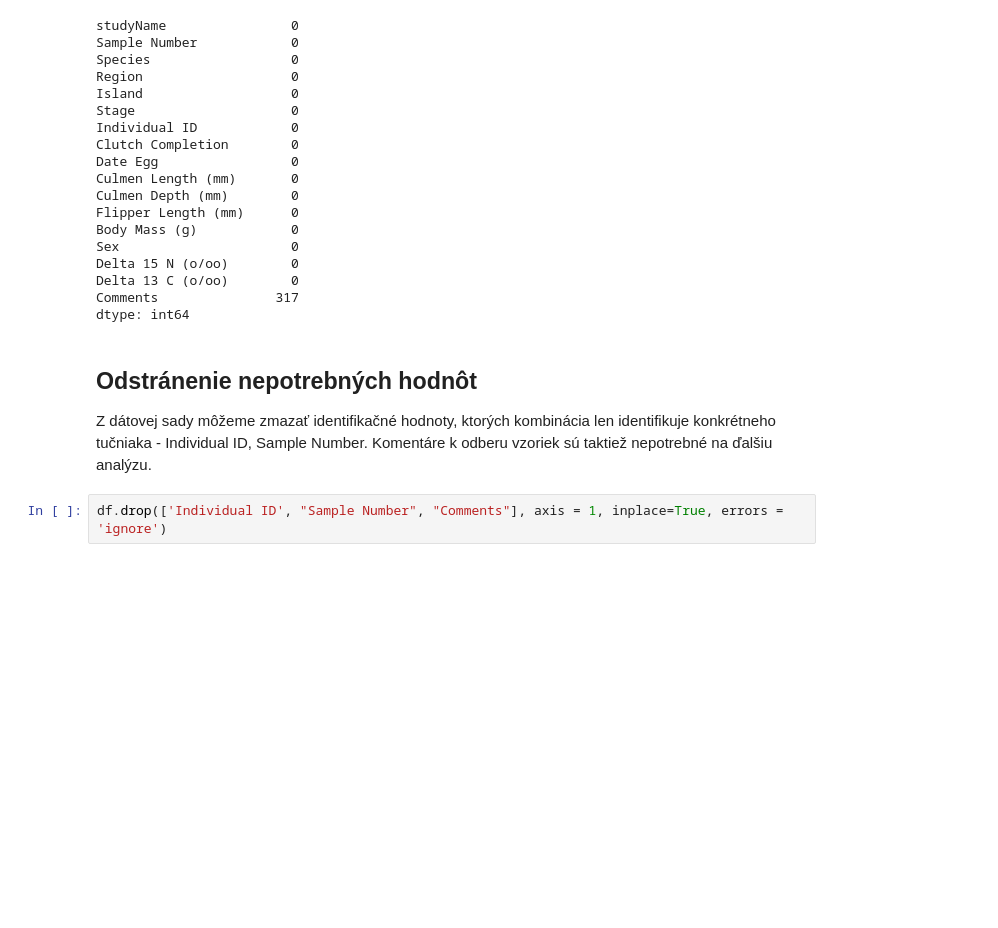
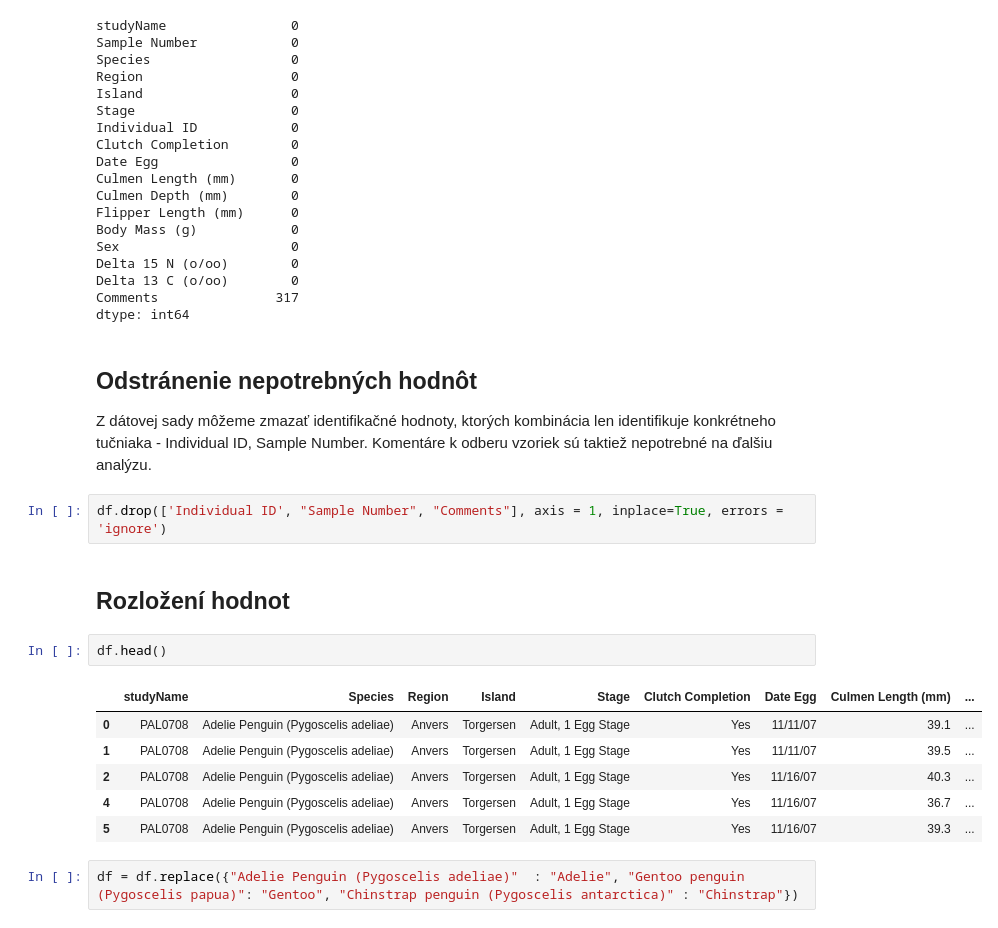
Before and after one commit to CorgoShip/UPA_Proj2, a Jupyter notebook: tucnaci.ipynb, the cells around one changed output. Saved outputs shown, nothing was run; the diff lists cells and outputs as text; blank space fills up the shorter version.

Commit message:
add rozlozeni hodnot

```diff
--- a/tucnaci.ipynb
+++ b/tucnaci.ipynb
@@ -91,3 +93,16 @@ Z dátovej sady môžeme zmazať identifikačné hodnoty, ktorých kombinácia l
 Komentáre k odberu vzoriek sú taktiež nepotrebné na ďalšiu analýzu.
 # %%
 df.drop(['Individual ID', "Sample Number", "Comments"], axis = 1, inplace=True, errors = 'ignore')
+# %% [markdown]
+## Rozložení hodnot
+# %%
+df.head()
+# %% [output]
+|  | studyName | Species | Region | Island | Stage | Clutch Completion | Date Egg | Culmen Length (mm) | ... |
+| 0 | PAL0708 | Adelie Penguin (Pygoscelis adeliae) | Anvers | Torgersen | Adult, 1 Egg Stage | Yes | 11/11/07 | 39.1 | ... |
+| 1 | PAL0708 | Adelie Penguin (Pygoscelis adeliae) | Anvers | Torgersen | Adult, 1 Egg Stage | Yes | 11/11/07 | 39.5 | ... |
+| 2 | PAL0708 | Adelie Penguin (Pygoscelis adeliae) | Anvers | Torgersen | Adult, 1 Egg Stage | Yes | 11/16/07 | 40.3 | ... |
+| 4 | PAL0708 | Adelie Penguin (Pygoscelis adeliae) | Anvers | Torgersen | Adult, 1 Egg Stage | Yes | 11/16/07 | 36.7 | ... |
+| 5 | PAL0708 | Adelie Penguin (Pygoscelis adeliae) | Anvers | Torgersen | Adult, 1 Egg Stage | Yes | 11/16/07 | 39.3 | ... |
+# %%
+df = df.replace({"Adelie Penguin (Pygoscelis adeliae)"	: "Adelie", "Gentoo penguin (Pygoscelis papua)": "Gentoo", "Chinstrap penguin (Pygoscelis antarctica)" : "Chinstrap"})
```
Also changed, not shown: parts of 5 cells of this notebook, 2 other files.
